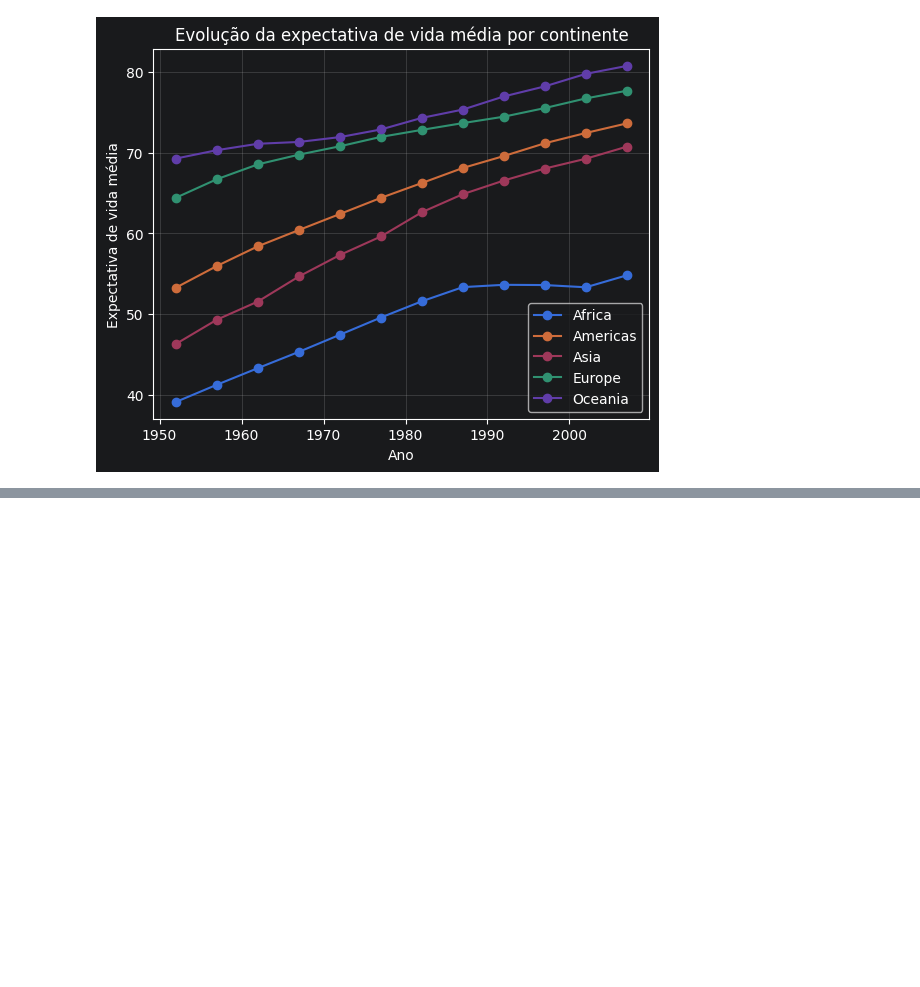
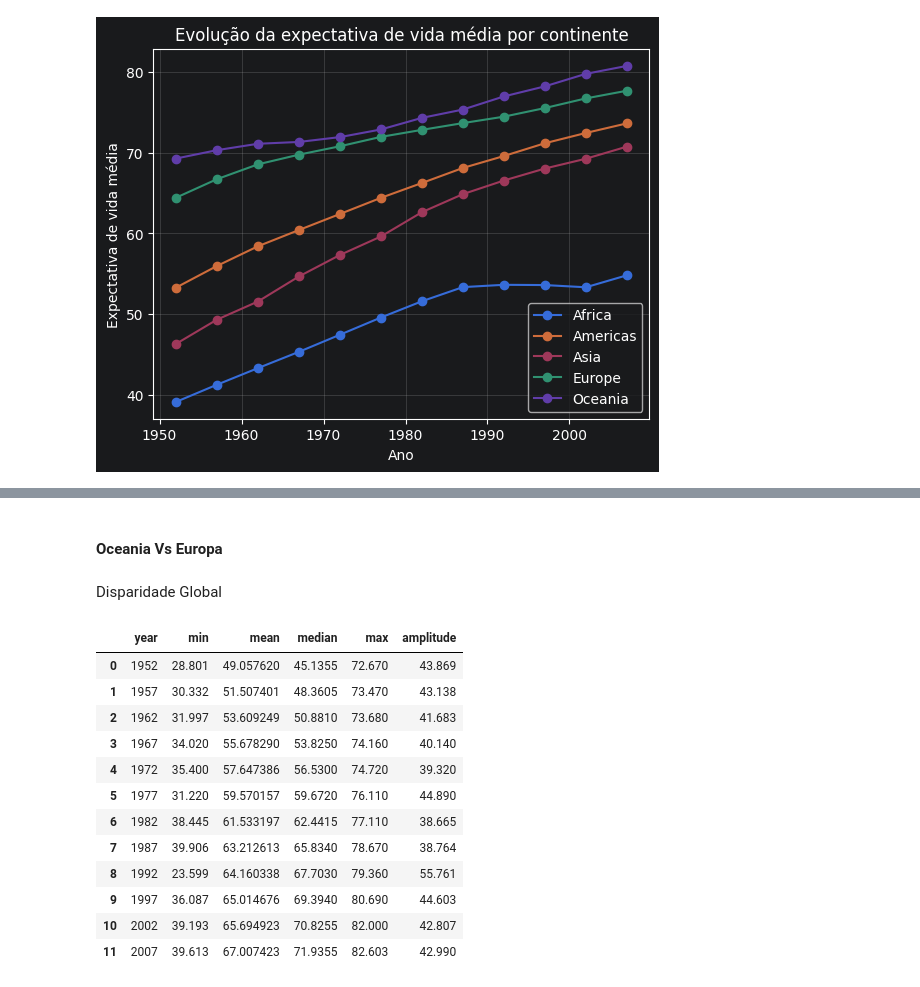
Before and after one commit to RodrigoEmygdio/TRABALHO_PYTHON_CIENCIAS_DADOS, a Jupyter notebook: notebook/Aanlise_Desenvolivmento_Humano.ipynb, the cells around one changed output, grey strips where cells are left out. Drawn from its saved outputs; the diff is of its cells as text; code cells hidden in the pictures; blank space fills up the shorter version.

```diff
--- a/notebook/Aanlise_Desenvolivmento_Humano.ipynb
+++ b/notebook/Aanlise_Desenvolivmento_Humano.ipynb
@@ -525,0 +649,22 @@ plt.show()
+# %% [markdown]
+#### Oceania Vs Europa
+# %% [markdown]
+Disparidade Global
+# %%
+disparidade_ano = df.groupby('year')['lifeExp'].agg(["min", "mean", "median", "max"]).reset_index()
+disparidade_ano["amplitude"] = disparidade_ano["max"] - disparidade_ano["min"]
+disparidade_ano
+# %% [output]
+|  | year | min | mean | median | max | amplitude |
+| 0 | 1952 | 28.801 | 49.057620 | 45.1355 | 72.670 | 43.869 |
+| 1 | 1957 | 30.332 | 51.507401 | 48.3605 | 73.470 | 43.138 |
+| 2 | 1962 | 31.997 | 53.609249 | 50.8810 | 73.680 | 41.683 |
+| 3 | 1967 | 34.020 | 55.678290 | 53.8250 | 74.160 | 40.140 |
+| 4 | 1972 | 35.400 | 57.647386 | 56.5300 | 74.720 | 39.320 |
+| 5 | 1977 | 31.220 | 59.570157 | 59.6720 | 76.110 | 44.890 |
+| 6 | 1982 | 38.445 | 61.533197 | 62.4415 | 77.110 | 38.665 |
+| 7 | 1987 | 39.906 | 63.212613 | 65.8340 | 78.670 | 38.764 |
+| 8 | 1992 | 23.599 | 64.160338 | 67.7030 | 79.360 | 55.761 |
+| 9 | 1997 | 36.087 | 65.014676 | 69.3940 | 80.690 | 44.603 |
+| 10 | 2002 | 39.193 | 65.694923 | 70.8255 | 82.000 | 42.807 |
+| 11 | 2007 | 39.613 | 67.007423 | 71.9355 | 82.603 | 42.990 |
```
Also changed, not shown: parts of 33 cells of this notebook, 2 other files.
